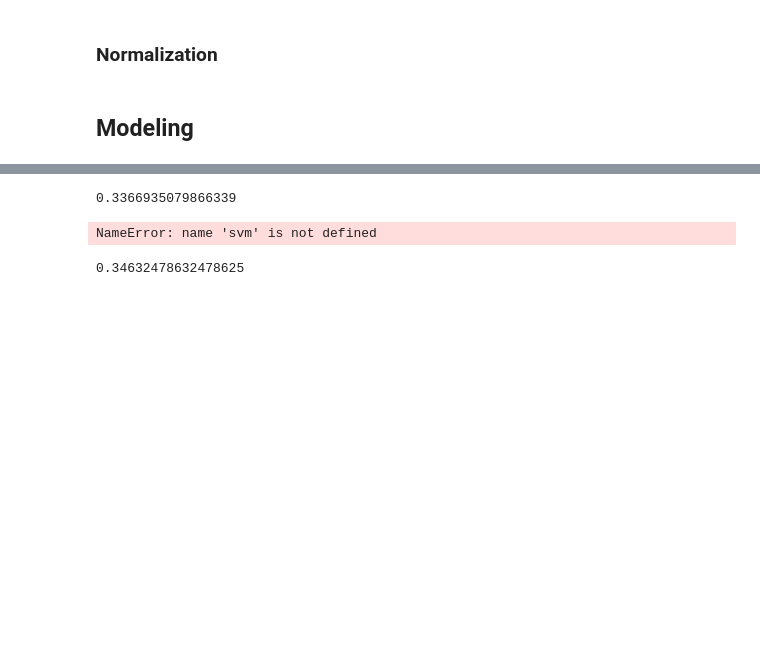
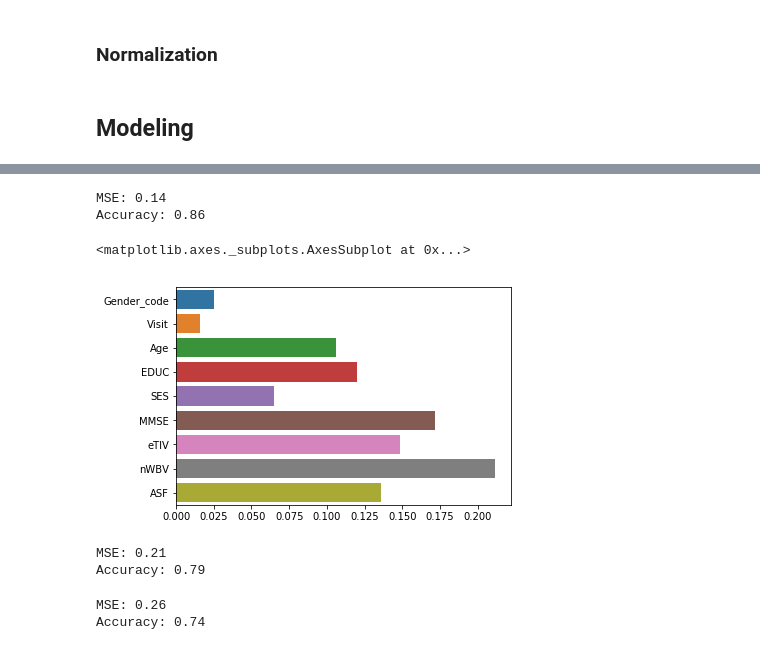
Before and after one commit to HHHuiyu/MRI-and-Alzheimers-BIOF509-FP-, a Jupyter notebook: BIOF509-FP-Huiyu.ipynb, the cells around one changed output, grey strips where cells are left out. Cells and saved outputs as stored; diff of their text form; code cells hidden in the pictures; blank space fills up the shorter version.

```diff
--- a/BIOF509-FP-Huiyu.ipynb
+++ b/BIOF509-FP-Huiyu.ipynb
@@ -359,30 +414,51 @@ mean_squared_error(y_test, y_predict)
 # %%
 # Gradient Boosting (boosting)
 # sequential improvement of models by training on their errors
 # improves errors, one tree each step
-from sklearn.ensemble import GradientBoostingRegressor
+from sklearn.ensemble import GradientBoostingClassifier
 
-gb = GradientBoostingRegressor()
+gb = GradientBoostingClassifier(random_state = 0)
 gb.fit(X_train, y_train)
 y_predict = gb.predict(X_test)
 mean_squared_error(y_test, y_predict)
+
+se_gb = np.round(mean_squared_error(y_test, y_predict),2)
+acc_gb = np.round(accuracy_score(y_test, y_predict),2)
+print('MSE:', se_gb)
+print('Accuracy:', acc_gb)
+
+fea_ip = gb.feature_importances_
+sns.barplot(x = fea_ip, y = X.columns)
 # %% [output]
-0.3366935079866339
+MSE: 0.14
+Accuracy: 0.86
+<matplotlib.axes._subplots.AxesSubplot at 0x...>
+[figure, added]
 # %%
 # SVM
 from sklearn.svm import SVC
 
-clf = svm.SVC(gamma='auto')
+clf = SVC(gamma='auto', random_state = 123)
 clf.fit(X_train, y_train)
 y_predict = clf.predict(X_test)
-mean_squared_error(y_test, y_predict)
+
+se_clf = np.round(mean_squared_error(y_test, y_predict),2)
+acc_clf = np.round(accuracy_score(y_test, y_predict),2)
+print('MSE:', se_clf)
+print('Accuracy:', acc_clf)
 # %% [output]
-NameError: name 'svm' is not defined
+MSE: 0.21
+Accuracy: 0.79
 # %%
 # KNN
-from sklearn.neighbors import KNeighborsRegressor
+from sklearn.neighbors import KNeighborsClassifier
 
-y_predict = KNeighborsRegressor(n_neighbors=5).fit(X_train, y_train).predict(X_test)
-mean_squared_error(y_test, y_predict)
+y_predict = KNeighborsClassifier(n_neighbors=5).fit(X_train, y_train).predict(X_test)
+
+se_knn = np.round(mean_squared_error(y_test, y_predict),2)
+acc_knn = np.round(accuracy_score(y_test, y_predict),2)
+print('MSE:', se_knn)
+print('Accuracy:', acc_knn)
 # %% [output]
-0.34632478632478625
+MSE: 0.26
+Accuracy: 0.74
```
Also changed, not shown: parts of 23 cells of this notebook.
